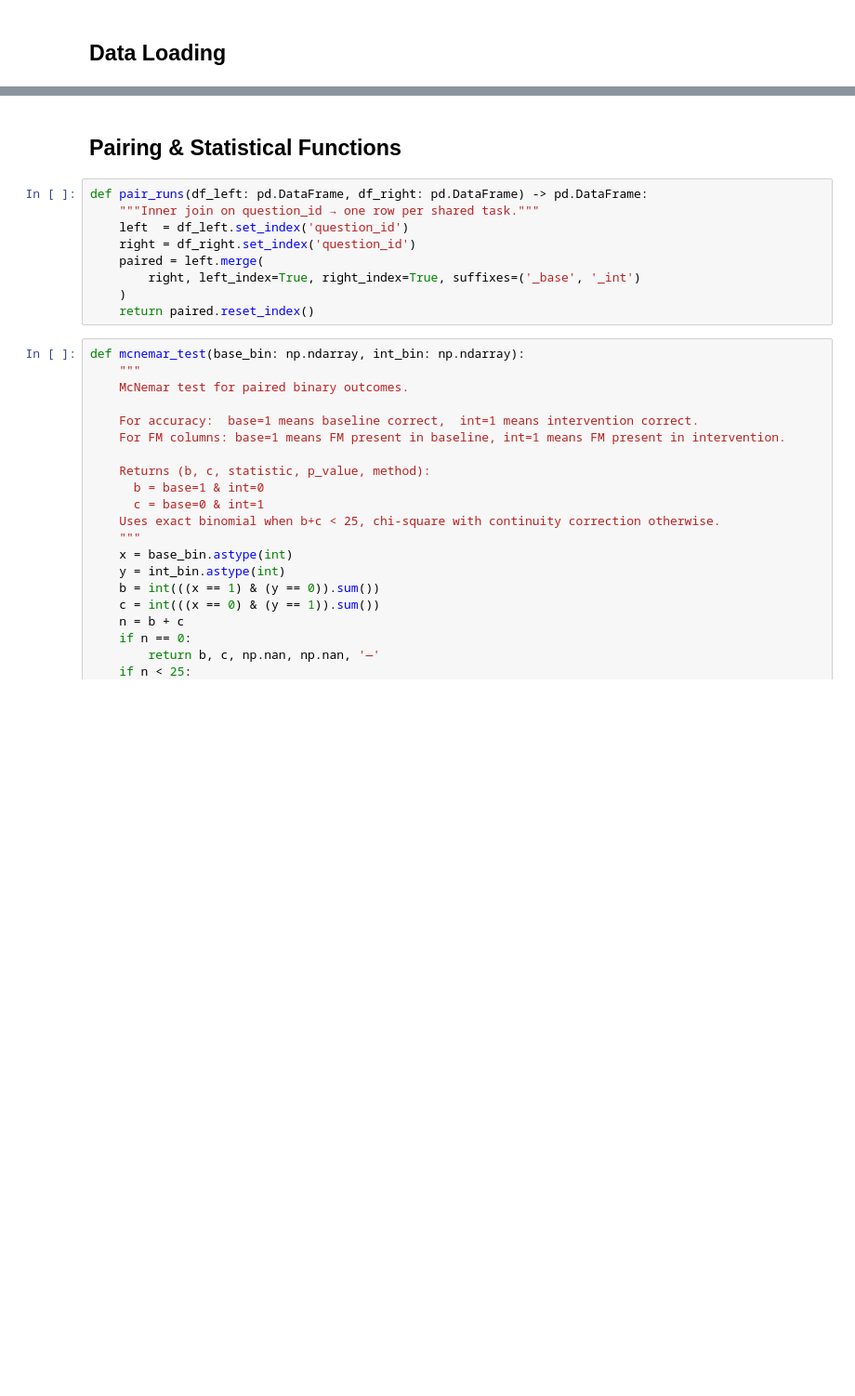
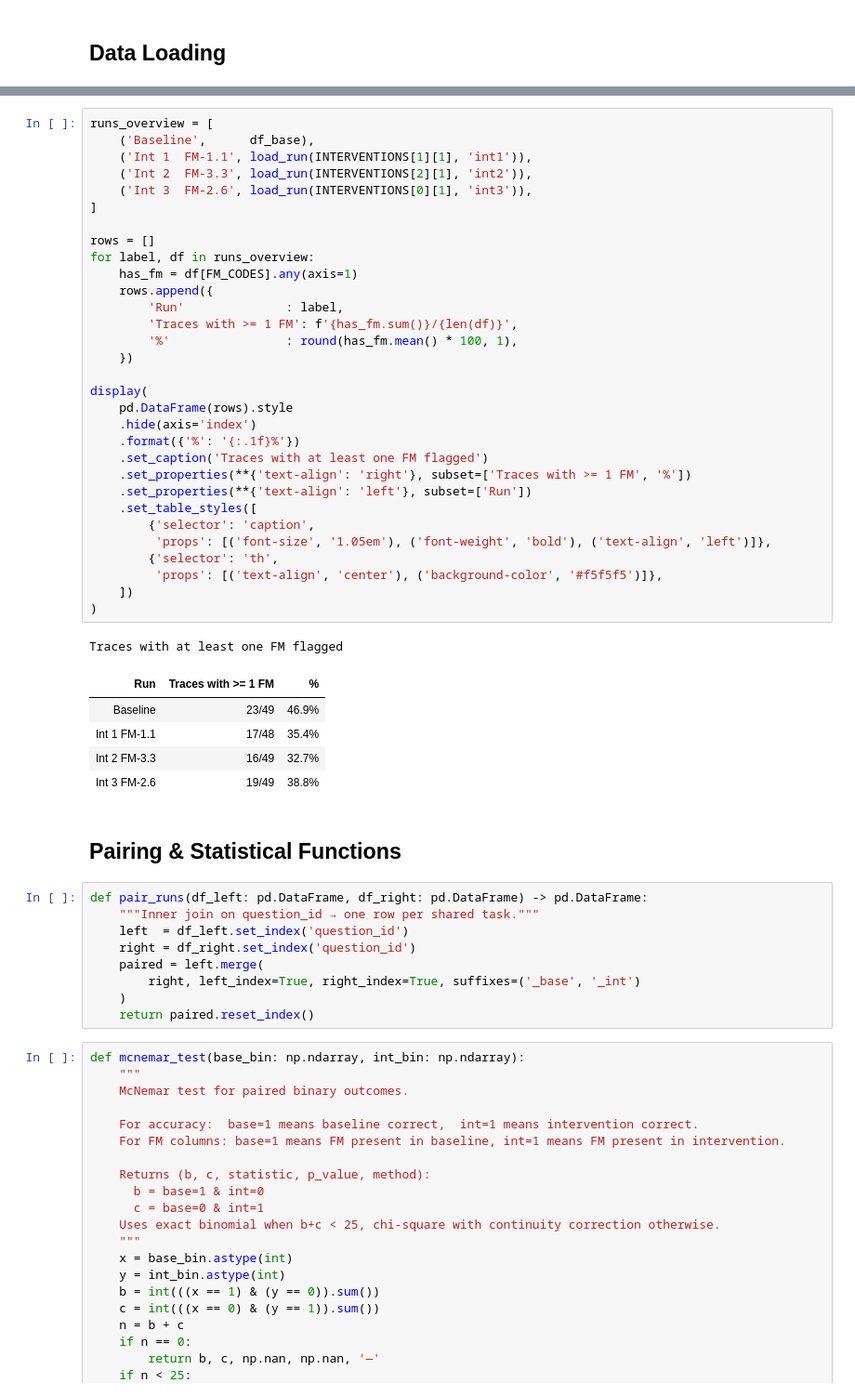
Before and after one commit to uagarwal123/IKEA_MAST_thesis, a Jupyter notebook: Bram/AG2/analysis/statistical_analysis.ipynb, the cells around one changed output, grey strips where cells are left out. Shown at 93% size. Drawn from its saved outputs; the diff is of its cells as text; blank space fills up the shorter version.

```diff
--- a/Bram/AG2/analysis/statistical_analysis.ipynb
+++ b/Bram/AG2/analysis/statistical_analysis.ipynb
@@ -91,3 +100,41 @@ for label, idir, fm in INTERVENTIONS:
+# %%
+runs_overview = [
+    ('Baseline',      df_base),
+    ('Int 1  FM-1.1', load_run(INTERVENTIONS[1][1], 'int1')),
+    ('Int 2  FM-3.3', load_run(INTERVENTIONS[2][1], 'int2')),
+    ('Int 3  FM-2.6', load_run(INTERVENTIONS[0][1], 'int3')),
+]
+
+rows = []
+for label, df in runs_overview:
+    has_fm = df[FM_CODES].any(axis=1)
+    rows.append({
+        'Run'              : label,
+        'Traces with >= 1 FM': f'{has_fm.sum()}/{len(df)}',
+        '%'                : round(has_fm.mean() * 100, 1),
+    })
+
+display(
+    pd.DataFrame(rows).style
+    .hide(axis='index')
+    .format({'%': '{:.1f}%'})
+    .set_caption('Traces with at least one FM flagged')
+    .set_properties(**{'text-align': 'right'}, subset=['Traces with >= 1 FM', '%'])
+    .set_properties(**{'text-align': 'left'}, subset=['Run'])
+    .set_table_styles([
+        {'selector': 'caption',
+         'props': [('font-size', '1.05em'), ('font-weight', 'bold'), ('text-align', 'left')]},
+        {'selector': 'th',
+         'props': [('text-align', 'center'), ('background-color', '#f5f5f5')]},
+    ])
+)
+# %% [output]
+Traces with at least one FM flagged
+| Run | Traces with >= 1 FM | % |
+| Baseline | 23/49 | 46.9% |
+| Int 1 FM-1.1 | 17/48 | 35.4% |
+| Int 2 FM-3.3 | 16/49 | 32.7% |
+| Int 3 FM-2.6 | 19/49 | 38.8% |
 # %% [markdown]
 ## Pairing & Statistical Functions
 # %%
```
Also changed, not shown: parts of 15 cells of this notebook, 4 other files.
